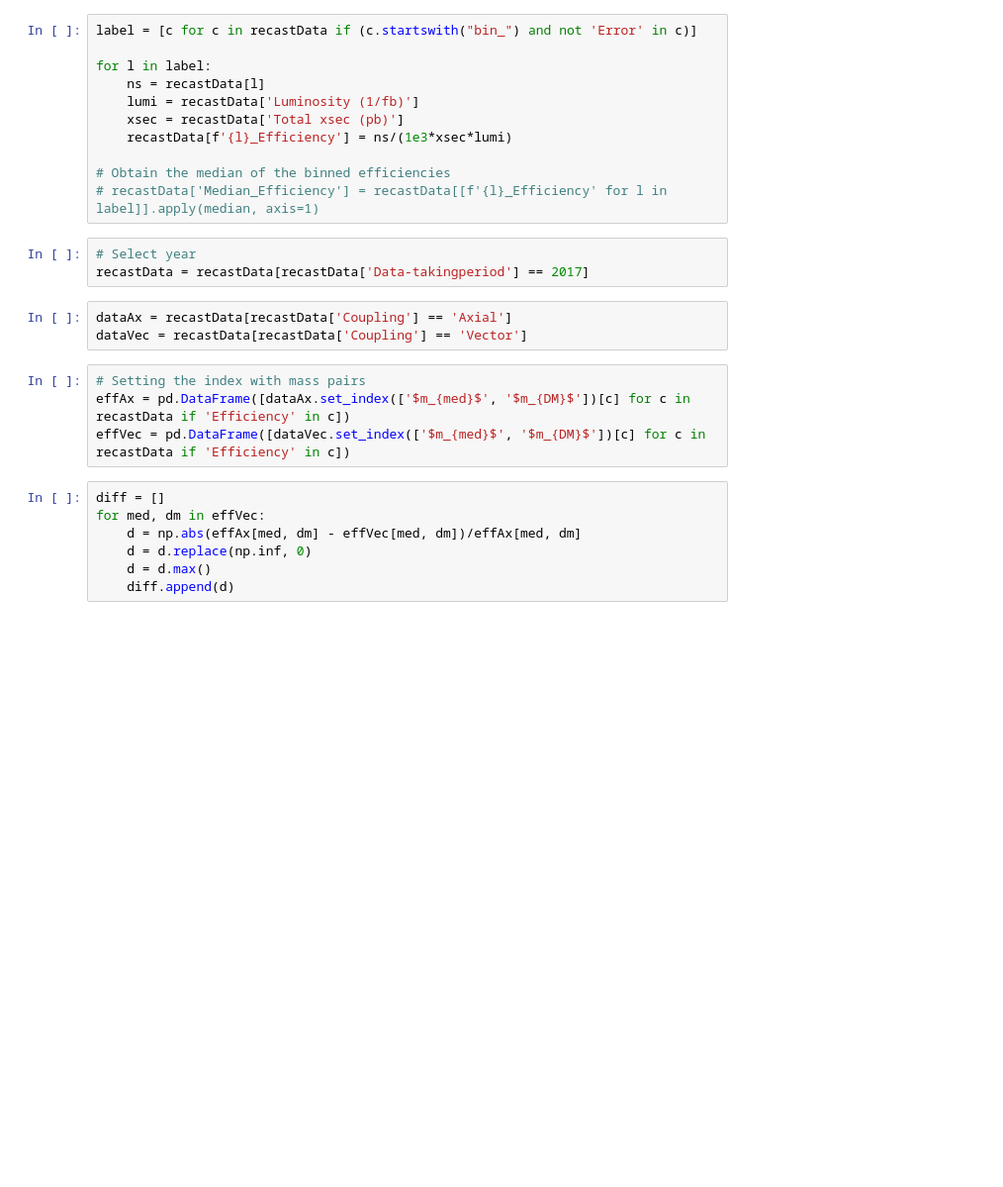
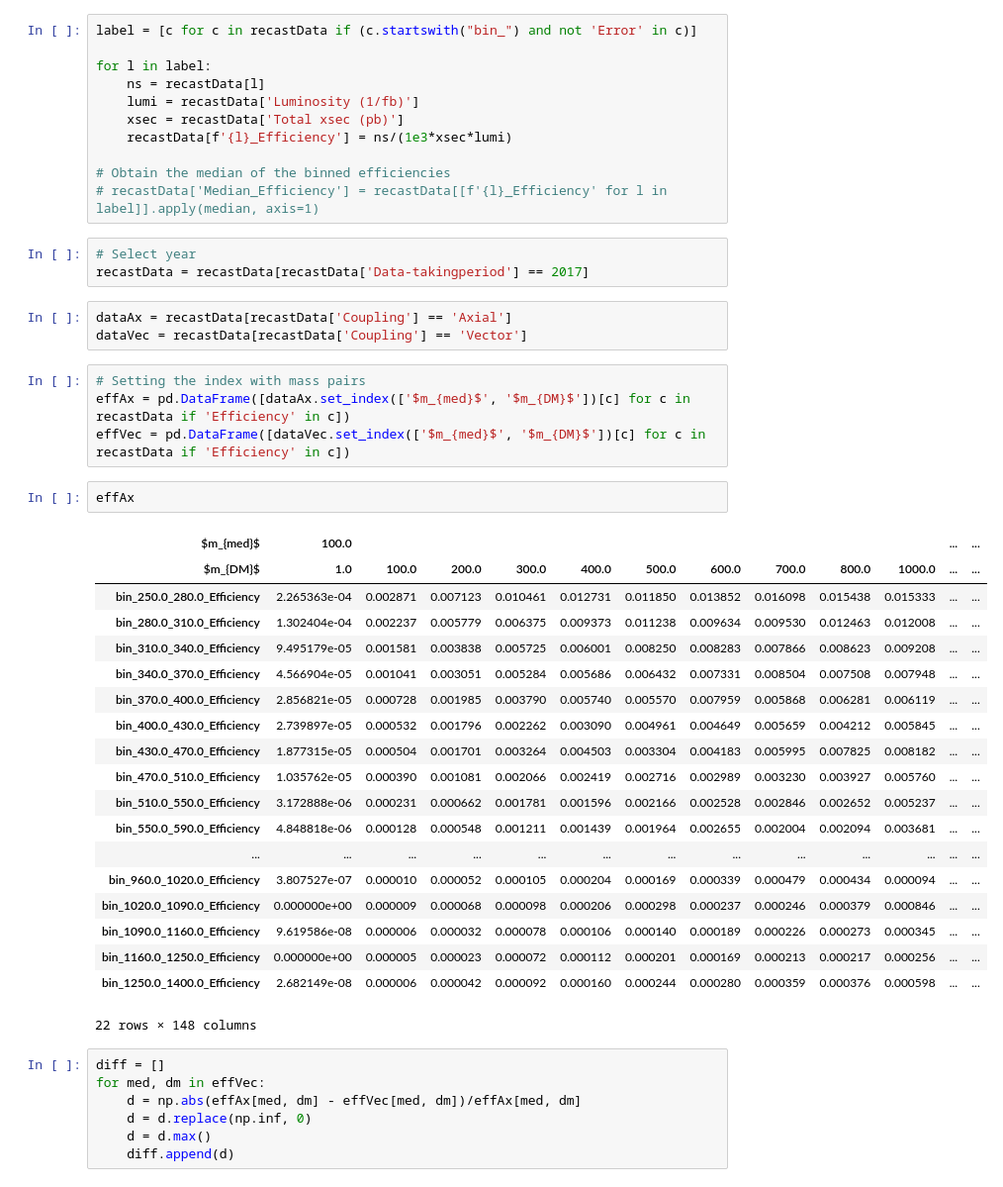
Before and after one commit to andlessa/MonoXSMS, a Jupyter notebook: notebooks/mapEfficiencies.ipynb, the cells around one changed output. Shown at 99% size. Cells and saved outputs as stored; diff of their text form; blank space fills up the shorter version.

```diff
--- a/notebooks/mapEfficiencies.ipynb
+++ b/notebooks/mapEfficiencies.ipynb
@@ -83,10 +84,32 @@ recastData = recastData[recastData['Data-takingperiod'] == 2017]
 # %%
 dataAx = recastData[recastData['Coupling'] == 'Axial']
 dataVec = recastData[recastData['Coupling'] == 'Vector']
-# %%
-# Setting the index with mass pairs
-effAx = pd.DataFrame([dataAx.set_index(['$m_{med}$', '$m_{DM}$'])[c] for c in recastData if 'Efficiency' in c])
-effVec = pd.DataFrame([dataVec.set_index(['$m_{med}$', '$m_{DM}$'])[c] for c in recastData if 'Efficiency' in c])
+# %%
+# Setting the index with mass pairs
+effAx = pd.DataFrame([dataAx.set_index(['$m_{med}$', '$m_{DM}$'])[c] for c in recastData if 'Efficiency' in c])
+effVec = pd.DataFrame([dataVec.set_index(['$m_{med}$', '$m_{DM}$'])[c] for c in recastData if 'Efficiency' in c])
+# %%
+effAx
+# %% [output]
+| $m_{med}$ | 100.0 |  |  |  |  |  |  |  |  |  | ... | ... |
+| $m_{DM}$ | 1.0 | 100.0 | 200.0 | 300.0 | 400.0 | 500.0 | 600.0 | 700.0 | 800.0 | 1000.0 | ... | ... |
+| bin_250.0_280.0_Efficiency | 2.265363e-04 | 0.002871 | 0.007123 | 0.010461 | 0.012731 | 0.011850 | 0.013852 | 0.016098 | 0.015438 | 0.015333 | ... | ... |
+| bin_280.0_310.0_Efficiency | 1.302404e-04 | 0.002237 | 0.005779 | 0.006375 | 0.009373 | 0.011238 | 0.009634 | 0.009530 | 0.012463 | 0.012008 | ... | ... |
+| bin_310.0_340.0_Efficiency | 9.495179e-05 | 0.001581 | 0.003838 | 0.005725 | 0.006001 | 0.008250 | 0.008283 | 0.007866 | 0.008623 | 0.009208 | ... | ... |
+| bin_340.0_370.0_Efficiency | 4.566904e-05 | 0.001041 | 0.003051 | 0.005284 | 0.005686 | 0.006432 | 0.007331 | 0.008504 | 0.007508 | 0.007948 | ... | ... |
+| bin_370.0_400.0_Efficiency | 2.856821e-05 | 0.000728 | 0.001985 | 0.003790 | 0.005740 | 0.005570 | 0.007959 | 0.005868 | 0.006281 | 0.006119 | ... | ... |
+| bin_400.0_430.0_Efficiency | 2.739897e-05 | 0.000532 | 0.001796 | 0.002262 | 0.003090 | 0.004961 | 0.004649 | 0.005659 | 0.004212 | 0.005845 | ... | ... |
+| bin_430.0_470.0_Efficiency | 1.877315e-05 | 0.000504 | 0.001701 | 0.003264 | 0.004503 | 0.003304 | 0.004183 | 0.005995 | 0.007825 | 0.008182 | ... | ... |
+| bin_470.0_510.0_Efficiency | 1.035762e-05 | 0.000390 | 0.001081 | 0.002066 | 0.002419 | 0.002716 | 0.002989 | 0.003230 | 0.003927 | 0.005760 | ... | ... |
+| bin_510.0_550.0_Efficiency | 3.172888e-06 | 0.000231 | 0.000662 | 0.001781 | 0.001596 | 0.002166 | 0.002528 | 0.002846 | 0.002652 | 0.005237 | ... | ... |
+| bin_550.0_590.0_Efficiency | 4.848818e-06 | 0.000128 | 0.000548 | 0.001211 | 0.001439 | 0.001964 | 0.002655 | 0.002004 | 0.002094 | 0.003681 | ... | ... |
+| ... | ... | ... | ... | ... | ... | ... | ... | ... | ... | ... | ... | ... |
+| bin_960.0_1020.0_Efficiency | 3.807527e-07 | 0.000010 | 0.000052 | 0.000105 | 0.000204 | 0.000169 | 0.000339 | 0.000479 | 0.000434 | 0.000094 | ... | ... |
+| bin_1020.0_1090.0_Efficiency | 0.000000e+00 | 0.000009 | 0.000068 | 0.000098 | 0.000206 | 0.000298 | 0.000237 | 0.000246 | 0.000379 | 0.000846 | ... | ... |
+| bin_1090.0_1160.0_Efficiency | 9.619586e-08 | 0.000006 | 0.000032 | 0.000078 | 0.000106 | 0.000140 | 0.000189 | 0.000226 | 0.000273 | 0.000345 | ... | ... |
+| bin_1160.0_1250.0_Efficiency | 0.000000e+00 | 0.000005 | 0.000023 | 0.000072 | 0.000112 | 0.000201 | 0.000169 | 0.000213 | 0.000217 | 0.000256 | ... | ... |
+| bin_1250.0_1400.0_Efficiency | 2.682149e-08 | 0.000006 | 0.000042 | 0.000092 | 0.000160 | 0.000244 | 0.000280 | 0.000359 | 0.000376 | 0.000598 | ... | ... |
+22 rows × 148 columns
 # %%
 diff = []
 for med, dm in effVec:
```
Also changed, not shown: parts of 9 cells of this notebook, 2 other files.
